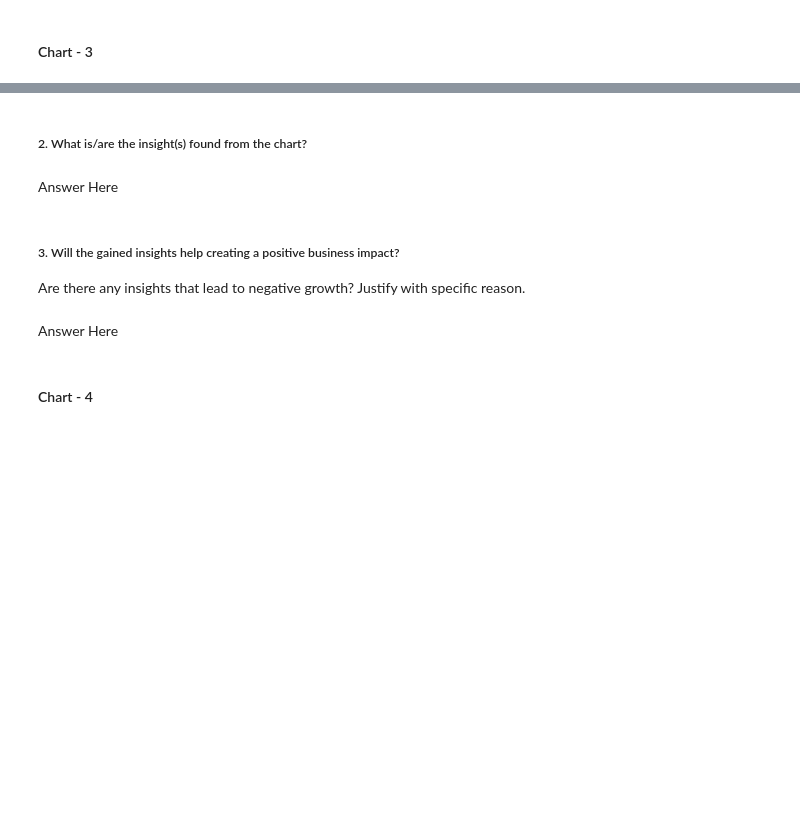
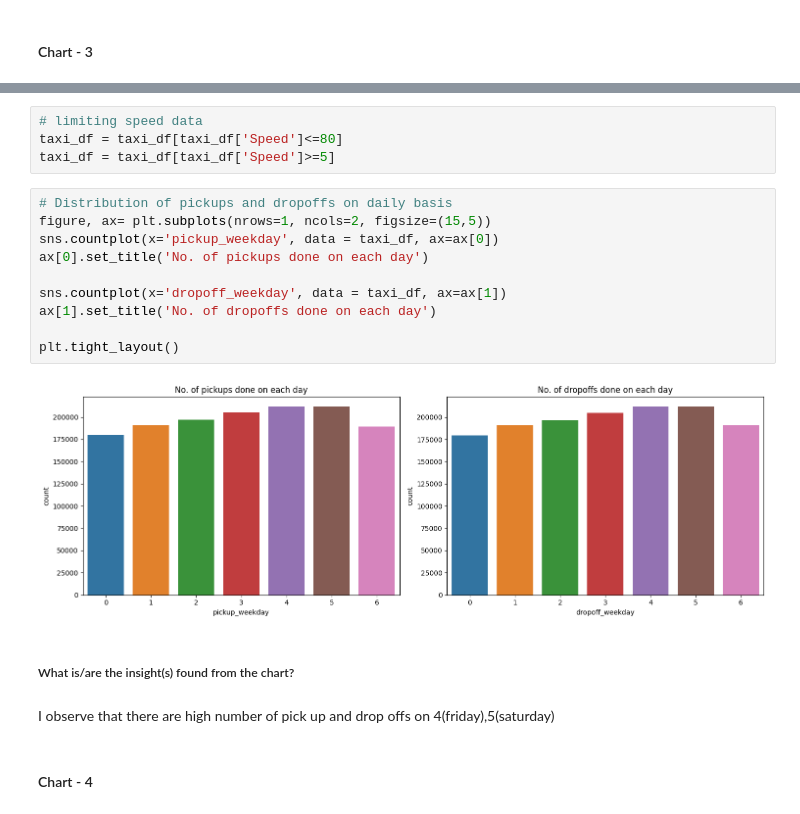
Before and after one commit to rimshaharmaen/NYC_Taxi_Time_Prediction, a Jupyter notebook: Rimsha_NYC_Taxi_Time_Prediction.ipynb, the cells around one changed output, grey strips where cells are left out. Cells and saved outputs as stored; diff of their text form; blank space fills up the shorter version.

```diff
--- a/Rimsha_NYC_Taxi_Time_Prediction.ipynb
+++ b/Rimsha_NYC_Taxi_Time_Prediction.ipynb
@@ -371,12 +598,23 @@ Answer Here.
+# %%
+# limiting speed data
+taxi_df = taxi_df[taxi_df['Speed']<=80]
+taxi_df = taxi_df[taxi_df['Speed']>=5]
+# %%
+# Distribution of pickups and dropoffs on daily basis
+figure, ax= plt.subplots(nrows=1, ncols=2, figsize=(15,5))
+sns.countplot(x='pickup_weekday', data = taxi_df, ax=ax[0])
+ax[0].set_title('No. of pickups done on each day')
+
+sns.countplot(x='dropoff_weekday', data = taxi_df, ax=ax[1])
+ax[1].set_title('No. of dropoffs done on each day')
+
+plt.tight_layout()
+# %% [output]
+[figure, added]
 # %% [markdown]
-##### 2. What is/are the insight(s) found from the chart?
+##### What is/are the insight(s) found from the chart?
-# %% [markdown]
-Answer Here
-# %% [markdown]
-##### 3. Will the gained insights help creating a positive business impact?
-Are there any insights that lead to negative growth? Justify with specific reason.
-# %% [markdown]
-Answer Here
+# %% [markdown]
+I observe that there are high number of pick up and drop offs on 4(friday),5(saturday)
 # %% [markdown]
 #### Chart - 4
 # %%
```
Also changed, not shown: parts of 168 cells of this notebook.
